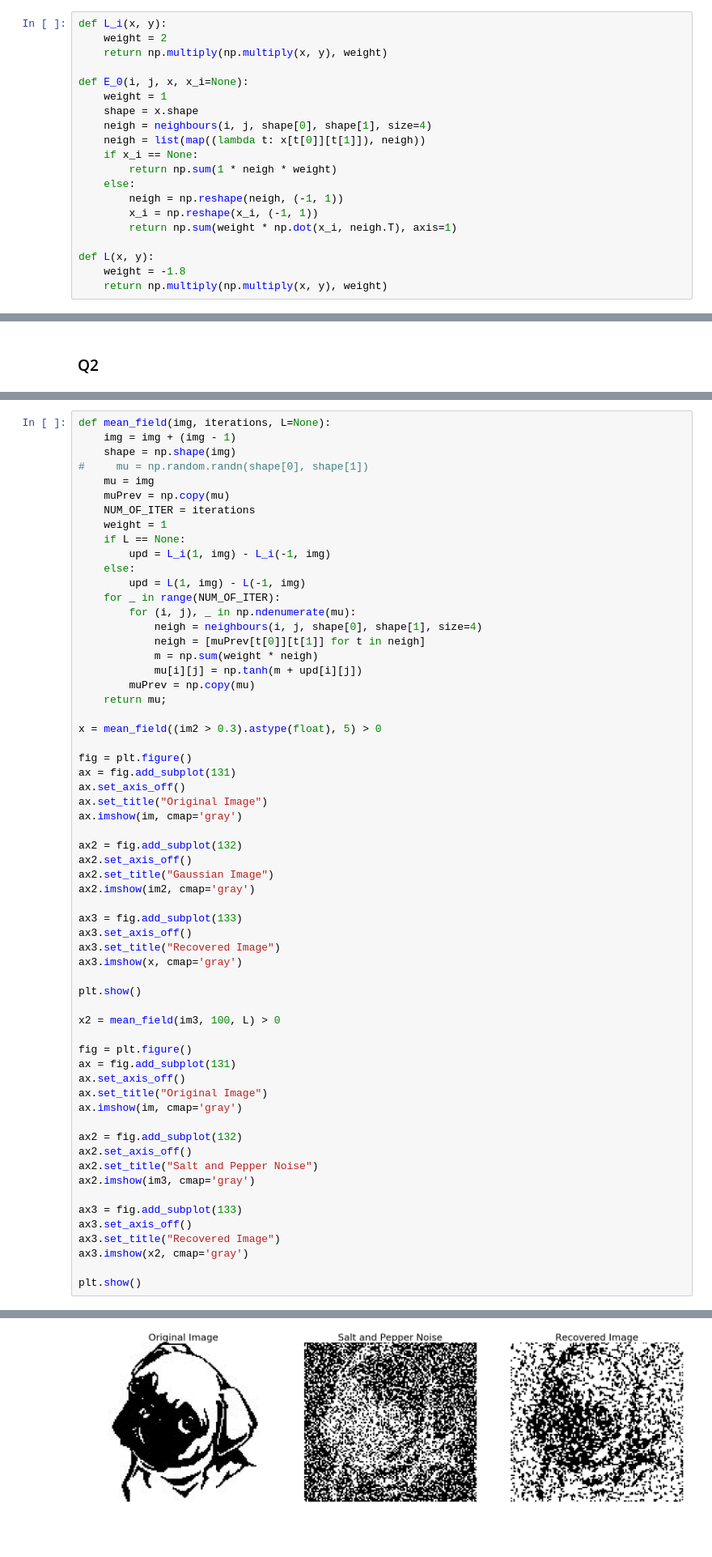
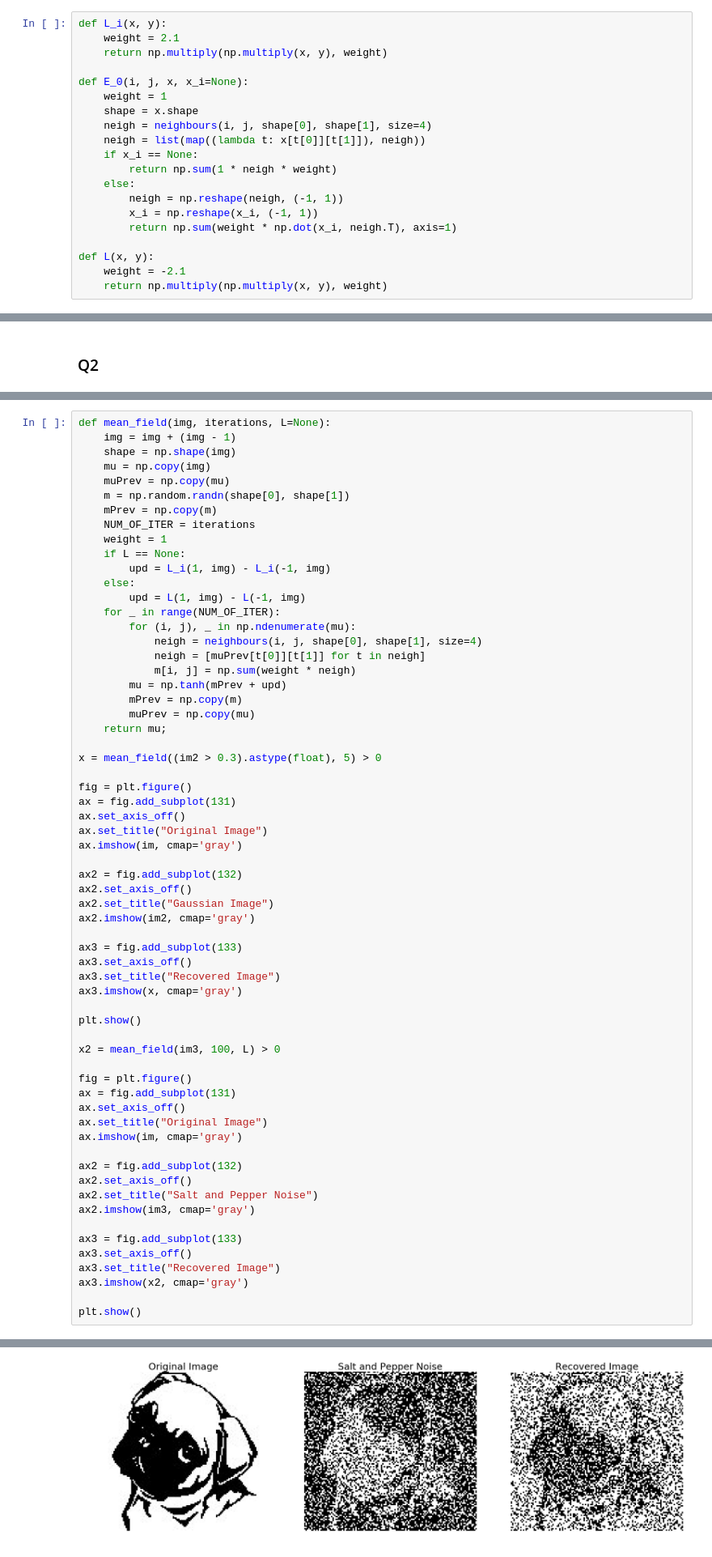
Before and after one commit to Briggybros/Uni-Machine-Learning, a Jupyter notebook: Inference/Inference.ipynb, the cells around one changed output, grey strips where cells are left out. Shown at 81% size. Saved outputs shown, nothing was run; the diff lists cells and outputs as text.

```diff
--- a/Inference/Inference.ipynb
+++ b/Inference/Inference.ipynb
@@ -96,6 +104,6 @@ def neighbours(i, j, M, N, size = 4):
 # %%
 def L_i(x, y):
-    weight = 2
+    weight = 2.1
     return np.multiply(np.multiply(x, y), weight)
 
 def E_0(i, j, x, x_i=None):
@@ -111,7 +119,7 @@ def E_0(i, j, x, x_i=None):
         return np.sum(weight * np.dot(x_i, neigh.T), axis=1)
 
 def L(x, y):
-    weight = -1.8
+    weight = -2.1
     return np.multiply(np.multiply(x, y), weight)
 # %%
 def compute_joint(i, j, x_i, x, y, L=None):
@@ -400,9 +406,10 @@ The gaussian example shows detrimental effects from looping more than a nice amo
 def mean_field(img, iterations, L=None):
     img = img + (img - 1)
     shape = np.shape(img)
-#     mu = np.random.randn(shape[0], shape[1])
-    mu = img
+    mu = np.copy(img)
     muPrev = np.copy(mu)
+    m = np.random.randn(shape[0], shape[1])
+    mPrev = np.copy(m)
     NUM_OF_ITER = iterations
     weight = 1
     if L == None:
@@ -413,8 +420,9 @@ def mean_field(img, iterations, L=None):
         for (i, j), _ in np.ndenumerate(mu):
             neigh = neighbours(i, j, shape[0], shape[1], size=4)
             neigh = [muPrev[t[0]][t[1]] for t in neigh]
-            m = np.sum(weight * neigh)
-            mu[i][j] = np.tanh(m + upd[i][j])
+            m[i, j] = np.sum(weight * neigh)
+        mu = np.tanh(mPrev + upd)
+        mPrev = np.copy(m)
         muPrev = np.copy(mu)
     return mu;
 
@@ -432,31 +440,31 @@ ax2.set_title("Gaussian Image")
 ax2.imshow(im2, cmap='gray')
 
 ax3 = fig.add_subplot(133)
 ax3.set_axis_off()
 ax3.set_title("Recovered Image")
 ax3.imshow(x, cmap='gray')
 
 plt.show()
 
 x2 = mean_field(im3, 100, L) > 0
 
 fig = plt.figure()
 ax = fig.add_subplot(131)
 ax.set_axis_off()
 ax.set_title("Original Image")
 ax.imshow(im, cmap='gray')
 
 ax2 = fig.add_subplot(132)
 ax2.set_axis_off()
 ax2.set_title("Salt and Pepper Noise")
 ax2.imshow(im3, cmap='gray')
 
 ax3 = fig.add_subplot(133)
 ax3.set_axis_off()
 ax3.set_title("Recovered Image")
 ax3.imshow(x2, cmap='gray')
 
 plt.show()
 # %% [output]
 [figure]
-[figure, old version]
+[figure, new version]
```
Also changed, not shown: parts of 9 cells of this notebook.
